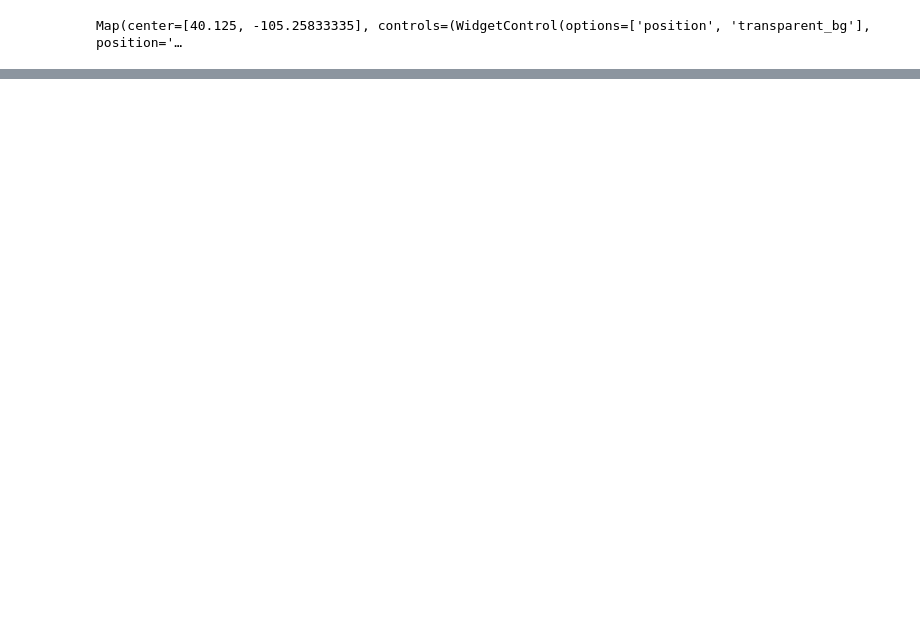
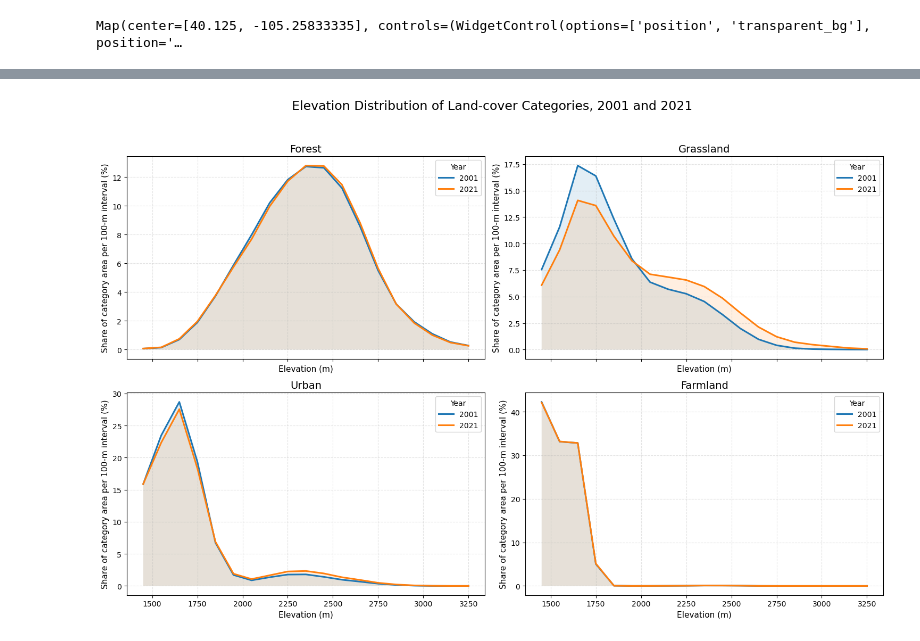
Before and after one commit to xinranzhou2059/front-range-forest-change, a Jupyter notebook: tutorials/Sick_project_0627.ipynb, the cells around one changed output, grey strips where cells are left out. Cells and saved outputs as stored; diff of their text form; code cells hidden in the pictures; blank space fills up the shorter version.

Commit message:
plots

```diff
--- a/tutorials/Sick_project_0627.ipynb
+++ b/tutorials/Sick_project_0627.ipynb
@@ -1000,0 +1673,80 @@ Low band decreases: {11: 5131.952941176471, 21: 15771.305882352943, 22: 7963.215
+# %%
+# ============================================================
+# 9. Draw one panel for each land-cover category
+# ============================================================
+
+fig, axes = plt.subplots(
+    nrows=2,
+    ncols=2,
+    figsize=(15, 10),
+    sharex=True
+)
+
+axes = axes.flatten()
+
+for ax, category in zip(axes, category_order):
+
+    category_data = area_complete[
+        area_complete['landcover_category'] == category
+    ]
+
+    for year in [2001, 2021]:
+
+        year_data = category_data[
+            category_data['year'] == year
+        ].sort_values('elevation_midpoint')
+
+        # Skip plotting if this category does not occur
+        if year_data['area_km2'].sum() == 0:
+            continue
+
+        ax.plot(
+            year_data['elevation_midpoint'],
+            year_data['area_share_smoothed'],
+            linewidth=2.2,
+            label=str(year)
+        )
+
+        ax.fill_between(
+            year_data['elevation_midpoint'],
+            0,
+            year_data['area_share_smoothed'],
+            alpha=0.12
+        )
+
+    ax.set_title(
+        category,
+        fontsize=14
+    )
+
+    ax.set_xlabel(
+        'Elevation (m)',
+        fontsize=11
+    )
+
+    ax.set_ylabel(
+        f'Share of category area per {bin_size}-m interval (%)',
+        fontsize=11
+    )
+
+    ax.grid(
+        linestyle='--',
+        alpha=0.35
+    )
+
+    ax.legend(
+        title='Year'
+    )
+
+
+fig.suptitle(
+    'Elevation Distribution of Land-cover Categories, 2001 and 2021',
+    fontsize=17,
+    y=0.99
+)
+
+plt.tight_layout(
+    rect=[0, 0, 1, 0.96]
+)
+# %% [output]
+[figure, added]
```
Also changed, not shown: parts of 45 cells of this notebook, 5 other files.
